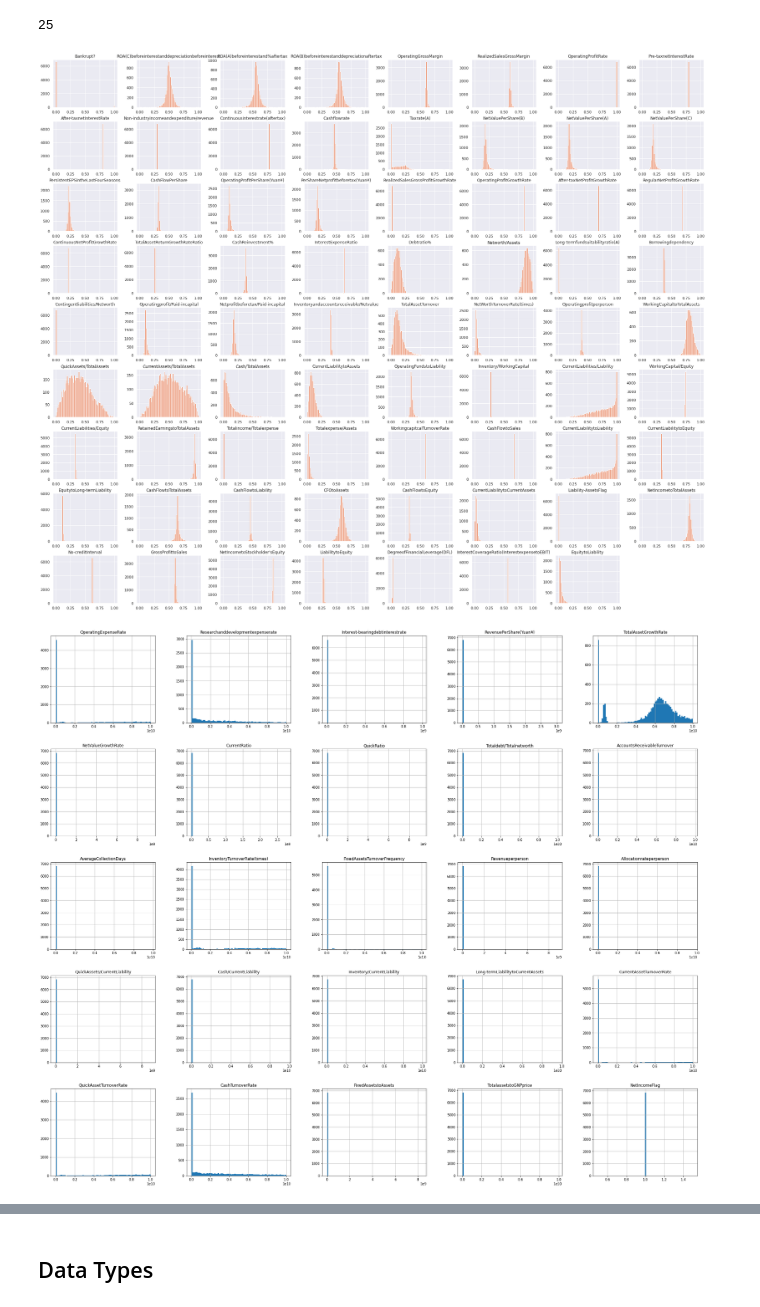
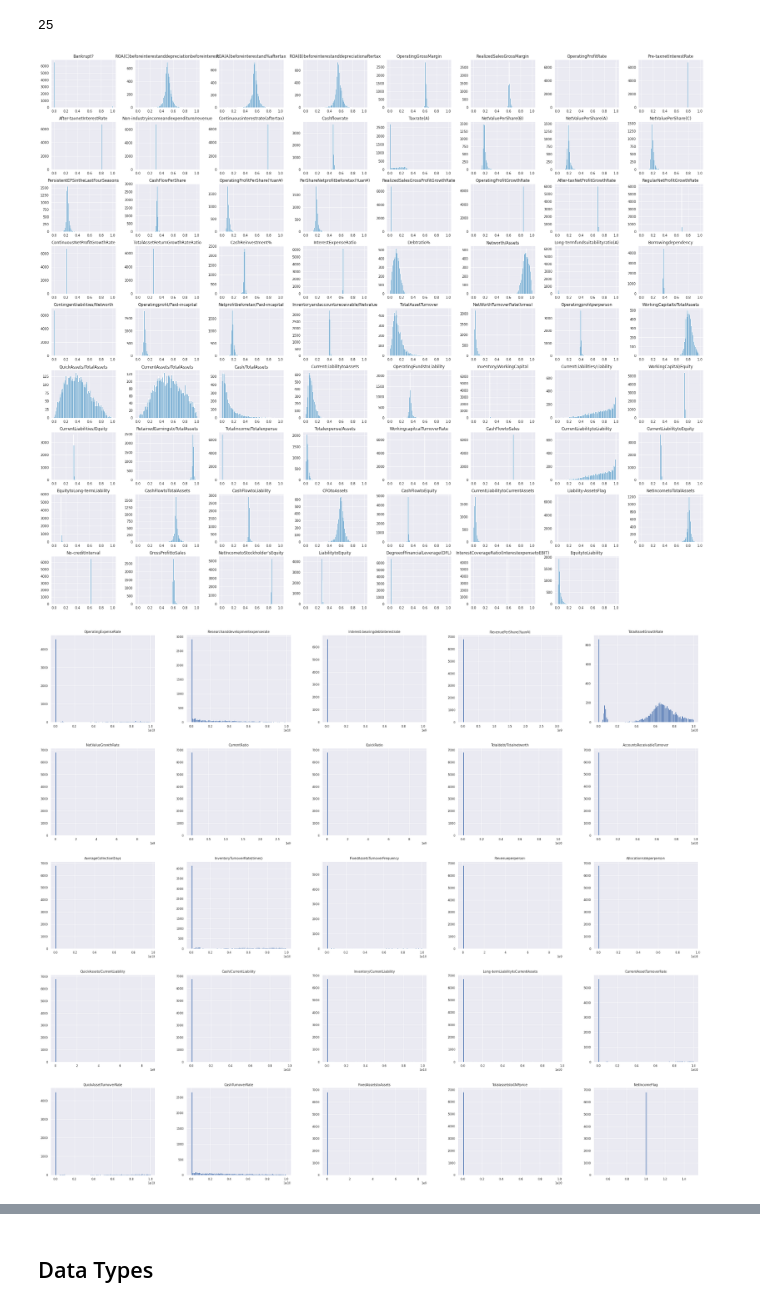
Before and after one commit to oimartin/company_bankruptcy_predictions, a Jupyter notebook: Notebook_bankrupt.ipynb, the cells around one changed output, grey strips where cells are left out. Drawn from its saved outputs; the diff is of its cells as text; code cells hidden in the pictures.

Commit message:
some updates figures eda

```diff
--- a/Notebook_bankrupt.ipynb
+++ b/Notebook_bankrupt.ipynb
@@ -104,14 +104,13 @@ display(len(addtl_col))
 25
 # %%
 sns.set_style("darkgrid")
-data[min0_max1].hist(figsize = (35,30), bins = 75)
+data[min0_max1].hist(figsize = (35,30), bins = 100)
 plt.show()
 # %% [output]
-[figure, old version]
+[figure, new version]
 # %%
-sns.set_theme(style='darkgrid', palette='flare')
-sns.set_theme(color_codes=True)
-data[addtl_col].hist(figsize = (35,30), bins = 75)
+sns.set_theme(context = 'paper')
+data[addtl_col].hist(figsize = (35,30), bins = 100)
 plt.show()
 # %% [output]
-[figure, old version]
+[figure, new version]
```
Also changed, not shown: parts of 3 cells of this notebook.
